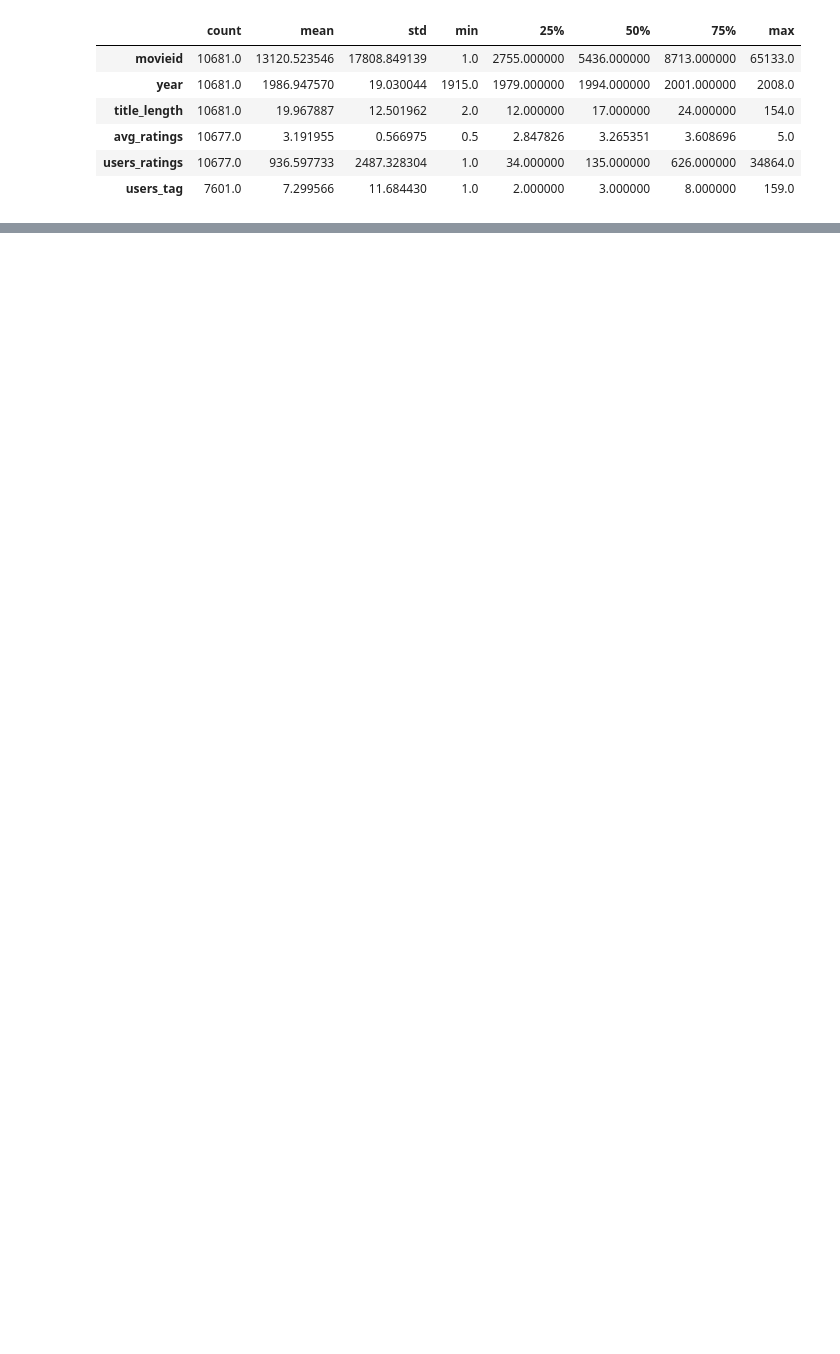
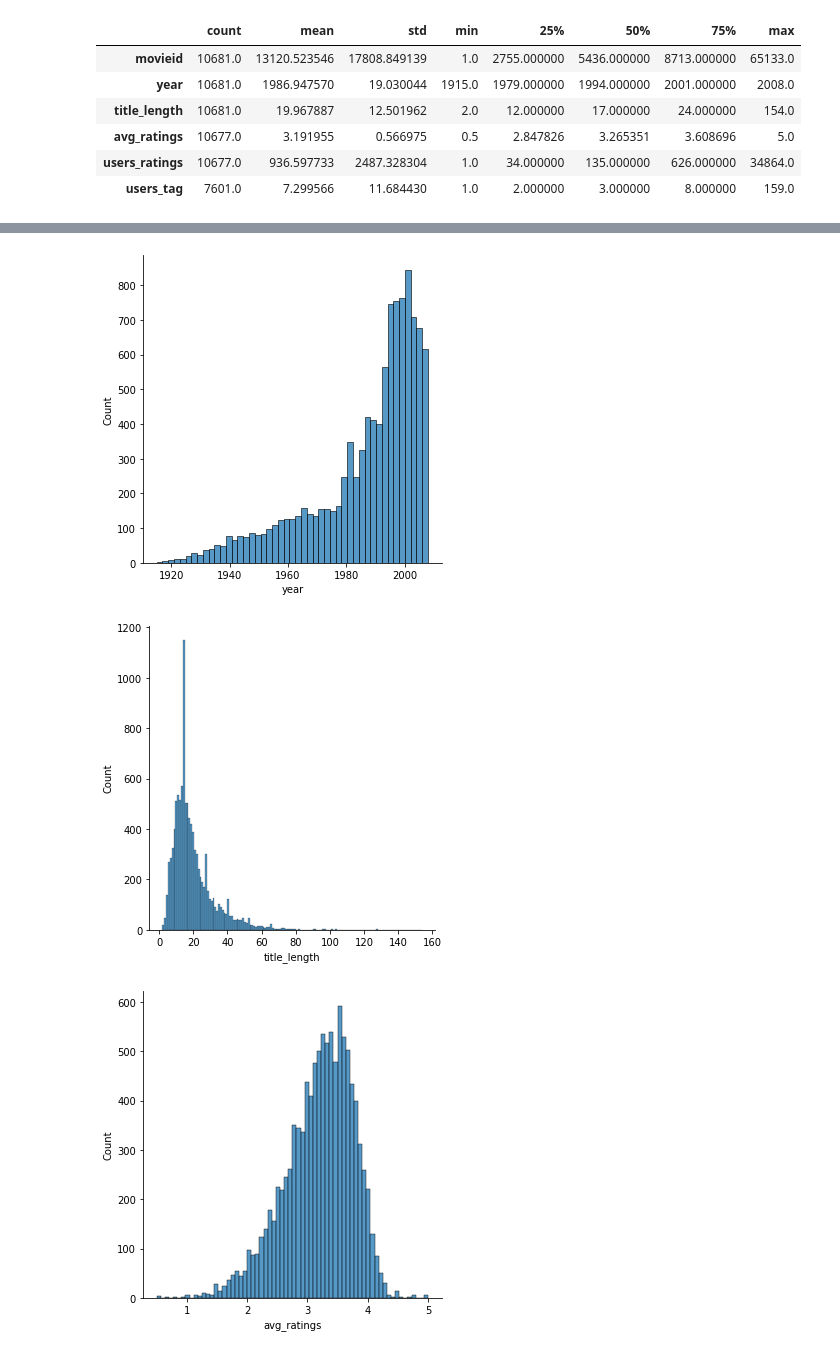
Before and after one commit to camilocbarrera/rs-project, a Jupyter notebook: preprocessing_data.ipynb, the cells around one changed output, grey strips where cells are left out. Cells and saved outputs as stored; diff of their text form; code cells hidden in the pictures; blank space fills up the shorter version.

```diff
--- a/preprocessing_data.ipynb
+++ b/preprocessing_data.ipynb
@@ -229,0 +255,8 @@ movies_feature_df.describe().T
+# %%
+for column in ['year', 'title_length', 'avg_ratings', 'users_ratings', 'users_tag']:
+    sns.displot(movies_feature_df[column])
+    plt.show()
+# %% [output]
+[figure, added]
+[figure, added]
+[figure, added]
```
Also changed, not shown: parts of 10 cells of this notebook.
